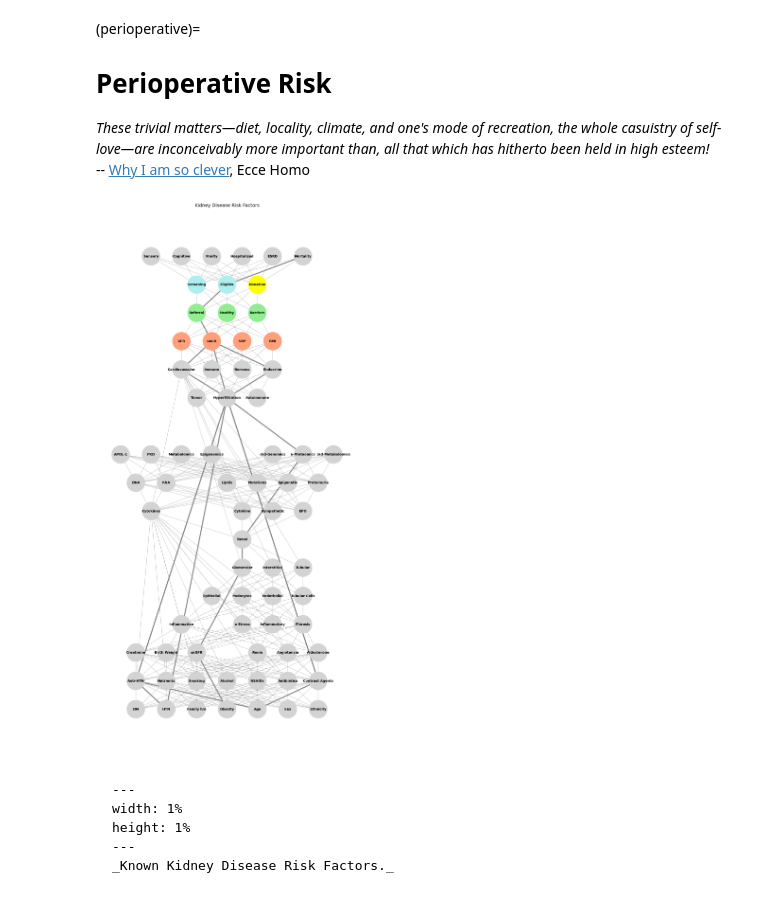
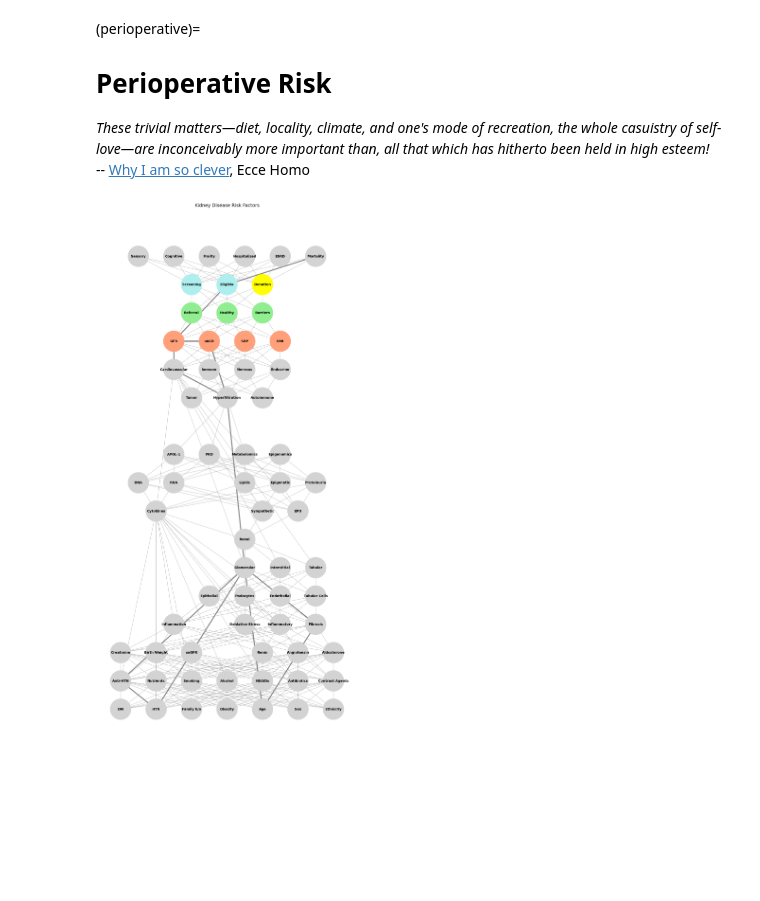
Before and after one commit to abikesa/epicurean, a Jupyter notebook: kitabo/ensi/_build/jupyter_execute/act1/part1.ipynb, the cells around one changed output. Drawn from its saved outputs; the diff is of its cells as text; code cells hidden in the pictures; blank space fills up the shorter version.

````diff
--- a/kitabo/ensi/_build/jupyter_execute/act1/part1.ipynb
+++ b/kitabo/ensi/_build/jupyter_execute/act1/part1.ipynb
@@ -5,6 +5,7 @@
 *These trivial matters—diet, locality, climate, and one's mode of recreation, the whole casuistry of self-love—are inconceivably more important than, all that which has hitherto been held in high esteem!*
 -- [Why I am so clever](https://www.gutenberg.org/files/52190/52190-h/52190-h.htm), Ecce Homo
 # %%
+
 import networkx as nx
 import matplotlib.pyplot as plt
 
@@ -13,13 +14,13 @@ input_layers = {
     "Biology": ['DM', 'HTN', 'Family h/o', 'Obesity'],
     "Drugs and External Factors": ['Anti-HTN', 'Nutrients', 'Smoking', 'Alcohol'],
     "Ligands & Receptors": ['Creatinine', 'Birth Weight', 'snGFR', 'Cytokines'],
-    "Pathways": ['o-Stress', 'Inflammation', 'Fibrosis'],
+    "Pathways": ['Oxidative Stress', 'Inflammation', 'Fibrosis'],
     "Cells": ['Podocytes', 'Endothelial', 'Epithelial'],
     "Tissues": ['Glomerular', 'Interstitial', 'Tubular'],
     "Systems": ['Renal', 'Cardiovascular'],
     "Immuno-Neuro-Endocrinology": ['Cytokines', 'Sympathetic', 'EPO'],
     "Molecular Biology": ['DNA', 'RNA', 'Proteinuria', 'Lipids'],
-    "Omics": ['APOL-1', 'PKD', 'Metabolomics', 'Epigenomics', 'u-Proteomics'],
+    "Omics": ['APOL-1', 'PKD', 'Metabolomics', 'Epigenomics'],
     "Quantum": []
 }
 
@@ -40,13 +41,13 @@ kidney_disease_risk_factors = {
     "Biology": ['Age', 'Sex', 'Ethnicity'],
     "Drugs and External Factors": ['NSAIDs', 'Antibiotics', 'Contrast Agents'],
     "Ligands & Receptors": ['Renin', 'Angiotensin', 'Aldosterone'],
-    "Pathways": ['o-Stress', 'Inflammatory', 'Fibrosis'],
+    "Pathways": ['Oxidative Stress', 'Inflammatory', 'Fibrosis'],
     "Cells": ['Podocytes', 'Endothelial', 'Tubular Cells'],
     "Tissues": ['Glomerular', 'Interstitial', 'Tubular'],
     "Systems": ['Renal', 'Cardiovascular'],
-    "Immuno-Neuro-Endocrinology": ['Cytokine', 'Sympathetic', 'EPO'],
-    "Molecular Biology": ['Mutations', 'Epigenetic', 'Proteinuria'],
-    "Omics": ['ckd-Genomics', 'u-Proteomics', 'ckd-Metabolomics'],
+    "Immuno-Neuro-Endocrinology": [ 'Sympathetic', 'EPO'],
+    "Molecular Biology": ['Epigenetic', 'Proteinuria'],
+# "Omics": ['ckd-Genomics', 'u-Proteomics', 'ckd-Metabolomics'],
     "Quantum": []  # No known direct risk factors at this level
 }
 
@@ -71,6 +72,11 @@ for i in range(len(layer_names) - 1):
     for source_node in source_layer:
         for target_node in target_layer:
             G_full_biology.add_edge(source_node, target_node)
+
+# Add additional edges to "Hyperfiltration"
+extra_edges = ["APOL-1", "PKD", "Metabolomics"]
+for node in extra_edges:
+    G_full_biology.add_edge(node, "Hyperfiltration", weight=0.5)
 
 # Define node positions for visualization (inverted layout)
 pos_full_biology = {}
@@ -100,47 +106,39 @@ for node in G_full_biology.nodes():
                 node_colors.append(color)
                 break
         else:
             node_colors.append("lightgray")
 
 # Highlight the Stress Pathway
 stress_path = [
-    "Obesity", "snGFR", "Glomerular", "Renal", "u-Proteomics", "Hyperfiltration",
-    "HTN", "Anti-HTN",
-    "Age", "Contrast Agents", "Hyperfiltration",
-    "Contrast Agents", "Hyperfiltration",
-    "Anti-HTN", "Hyperfiltration", "Endocrine", "uACR",
-    "Hyperfiltration", "Cardiovascular",
-    "uACR", "Referral", "Eligible",
+    "Age", "Fibrosis", "Glomerular", #"Renal", #"u-Proteomics", # "Hyperfiltration",
+    "HTN", "Anti-HTN", "Glomerular",
+    "Age", "Fibrosis", # "Hyperfiltration",
+    # "Contrast Agents", "Hyperfiltration",
+    "Glomerular", "Hyperfiltration", "uACR",
+    "Hyperfiltration", "Cardiovascular", "GFR",
+    "uACR", "GFR", "Eligible",
     # "uACR", "Healthy", "Eligible",
     # "uACR", "Barriers", "Eligible",
     "Mortality"
 ]
 
 for i in range(len(stress_path) - 1):
     G_full_biology.add_edge(stress_path[i], stress_path[i + 1], weight=5)
 
 edge_widths = []
 for u, v in G_full_biology.edges():
     if (u, v) in zip(stress_path, stress_path[1:]):
         edge_widths.append(3)  # Highlighted path
     else:
         edge_widths.append(0.5)
 
 # Draw the graph
 plt.figure(figsize=(14, 30))
-nx.draw_networkx_nodes(G_full_biology, pos_full_biology, node_size=3000, node_color=node_colors)
+nx.draw_networkx_nodes(G_full_biology, pos_full_biology, node_size=4000, node_color=node_colors)
 nx.draw_networkx_labels(G_full_biology, pos_full_biology, font_size=10, font_weight="bold")
 nx.draw_networkx_edges(G_full_biology, pos_full_biology, width=edge_widths, edge_color="gray")
 plt.title("Kidney Disease Risk Factors", fontsize=14)
 plt.axis('off')
 plt.show()
 # %% [output]
-[figure, old version]
+[figure, new version]
-# %% [markdown]
-```{figure} ../figures/blanche.*
----
-width: 1%
-height: 1%
----
-_Known Kidney Disease Risk Factors._
-```
````
Also changed, not shown: parts of 1 cell of this notebook, 9 other files.
